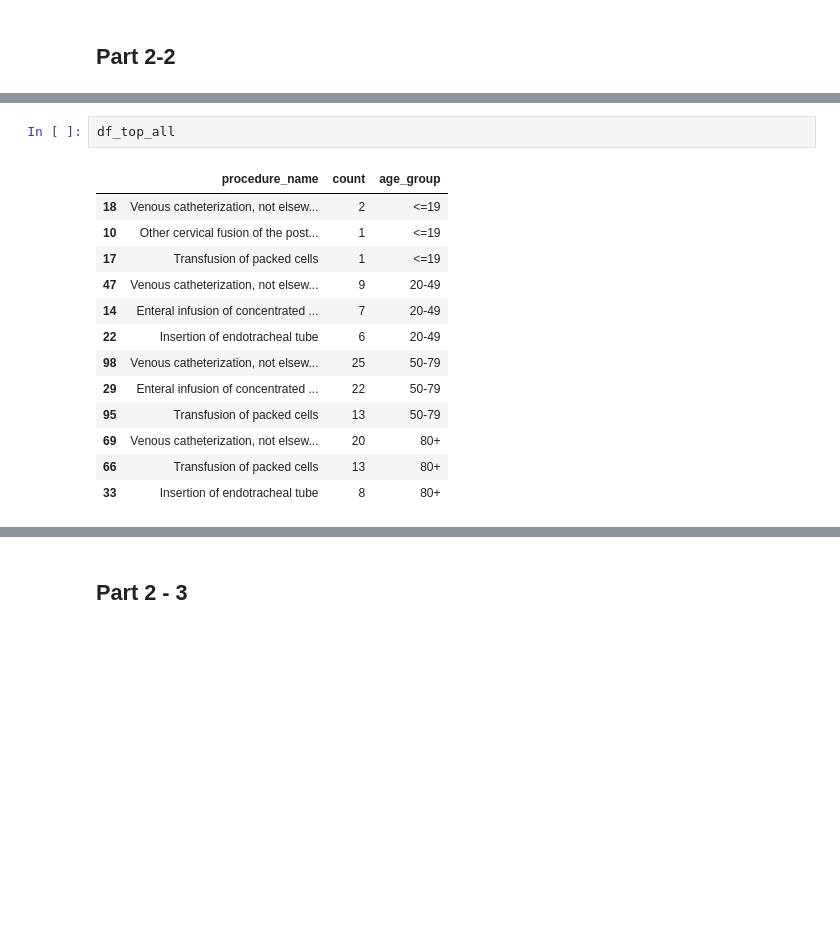
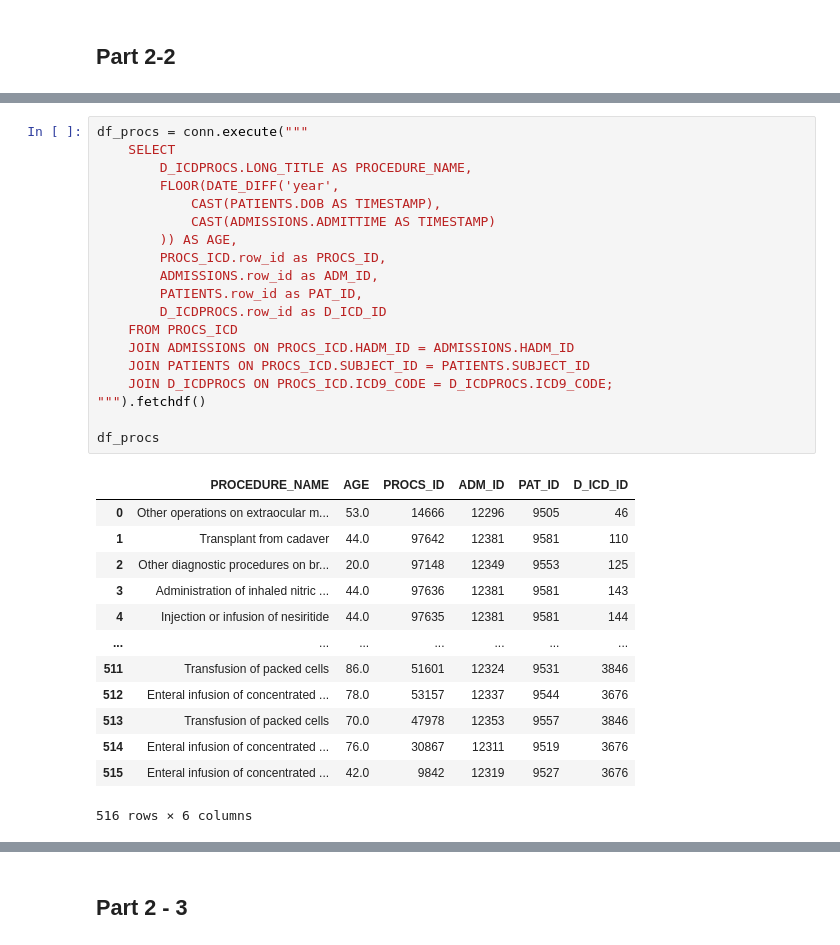
Before and after one commit to sabian147/DE300, a Jupyter notebook: Homework_2/sna3362_HW2.ipynb, the cells around one changed output, grey strips where cells are left out. Drawn from its saved outputs; the diff is of its cells as text; blank space fills up the shorter version.

```diff
--- a/Homework_2/sna3362_HW2.ipynb
+++ b/Homework_2/sna3362_HW2.ipynb
@@ -594,16 +436,33 @@ df_top_all = pd.concat([
-# %%
-df_top_all
-# %% [output]
-|  | procedure_name | count | age_group |
-| 18 | Venous catheterization, not elsew... | 2 | <=19 |
-| 10 | Other cervical fusion of the post... | 1 | <=19 |
-| 17 | Transfusion of packed cells | 1 | <=19 |
-| 47 | Venous catheterization, not elsew... | 9 | 20-49 |
-| 14 | Enteral infusion of concentrated ... | 7 | 20-49 |
-| 22 | Insertion of endotracheal tube | 6 | 20-49 |
-| 98 | Venous catheterization, not elsew... | 25 | 50-79 |
-| 29 | Enteral infusion of concentrated ... | 22 | 50-79 |
-| 95 | Transfusion of packed cells | 13 | 50-79 |
-| 69 | Venous catheterization, not elsew... | 20 | 80+ |
-| 66 | Transfusion of packed cells | 13 | 80+ |
-| 33 | Insertion of endotracheal tube | 8 | 80+ |
+# %%
+df_procs = conn.execute("""
+    SELECT
+        D_ICDPROCS.LONG_TITLE AS PROCEDURE_NAME,
+        FLOOR(DATE_DIFF('year',
+            CAST(PATIENTS.DOB AS TIMESTAMP),
+            CAST(ADMISSIONS.ADMITTIME AS TIMESTAMP)
+        )) AS AGE,
+        PROCS_ICD.row_id as PROCS_ID,
+        ADMISSIONS.row_id as ADM_ID,
+        PATIENTS.row_id as PAT_ID,
+        D_ICDPROCS.row_id as D_ICD_ID
+    FROM PROCS_ICD
+    JOIN ADMISSIONS ON PROCS_ICD.HADM_ID = ADMISSIONS.HADM_ID
+    JOIN PATIENTS ON PROCS_ICD.SUBJECT_ID = PATIENTS.SUBJECT_ID
+    JOIN D_ICDPROCS ON PROCS_ICD.ICD9_CODE = D_ICDPROCS.ICD9_CODE;
+""").fetchdf()
+
+df_procs
+# %% [output]
+|  | PROCEDURE_NAME | AGE | PROCS_ID | ADM_ID | PAT_ID | D_ICD_ID |
+| 0 | Other operations on extraocular m... | 53.0 | 14666 | 12296 | 9505 | 46 |
+| 1 | Transplant from cadaver | 44.0 | 97642 | 12381 | 9581 | 110 |
+| 2 | Other diagnostic procedures on br... | 20.0 | 97148 | 12349 | 9553 | 125 |
+| 3 | Administration of inhaled nitric ... | 44.0 | 97636 | 12381 | 9581 | 143 |
+| 4 | Injection or infusion of nesiritide | 44.0 | 97635 | 12381 | 9581 | 144 |
+| ... | ... | ... | ... | ... | ... | ... |
+| 511 | Transfusion of packed cells | 86.0 | 51601 | 12324 | 9531 | 3846 |
+| 512 | Enteral infusion of concentrated ... | 78.0 | 53157 | 12337 | 9544 | 3676 |
+| 513 | Transfusion of packed cells | 70.0 | 47978 | 12353 | 9557 | 3846 |
+| 514 | Enteral infusion of concentrated ... | 76.0 | 30867 | 12311 | 9519 | 3676 |
+| 515 | Enteral infusion of concentrated ... | 42.0 | 9842 | 12319 | 9527 | 3676 |
+516 rows × 6 columns
```
Also changed, not shown: parts of 36 cells of this notebook, 2 other files.
